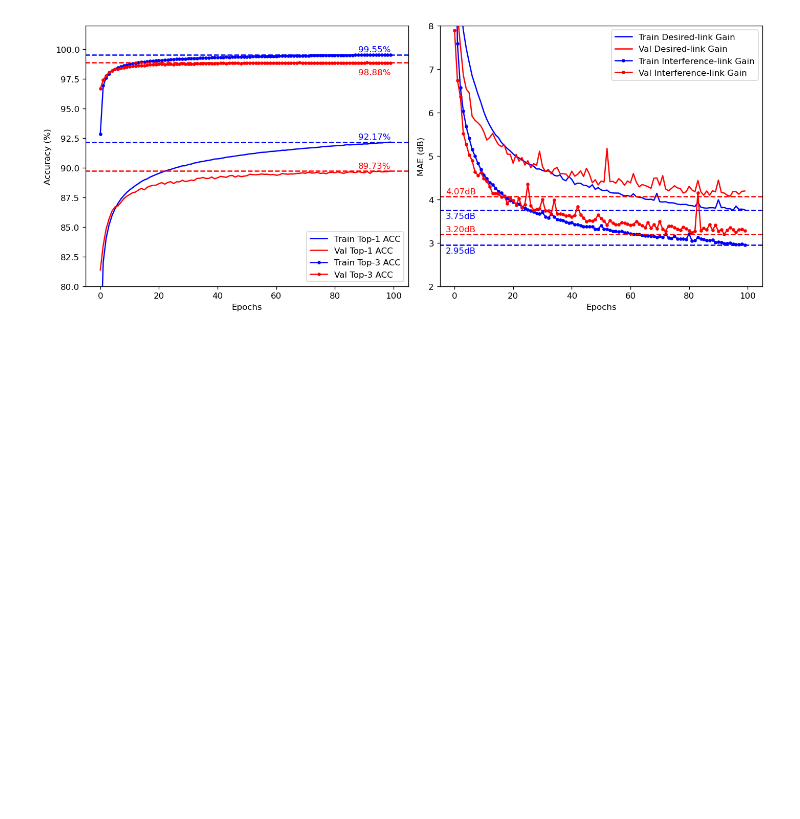
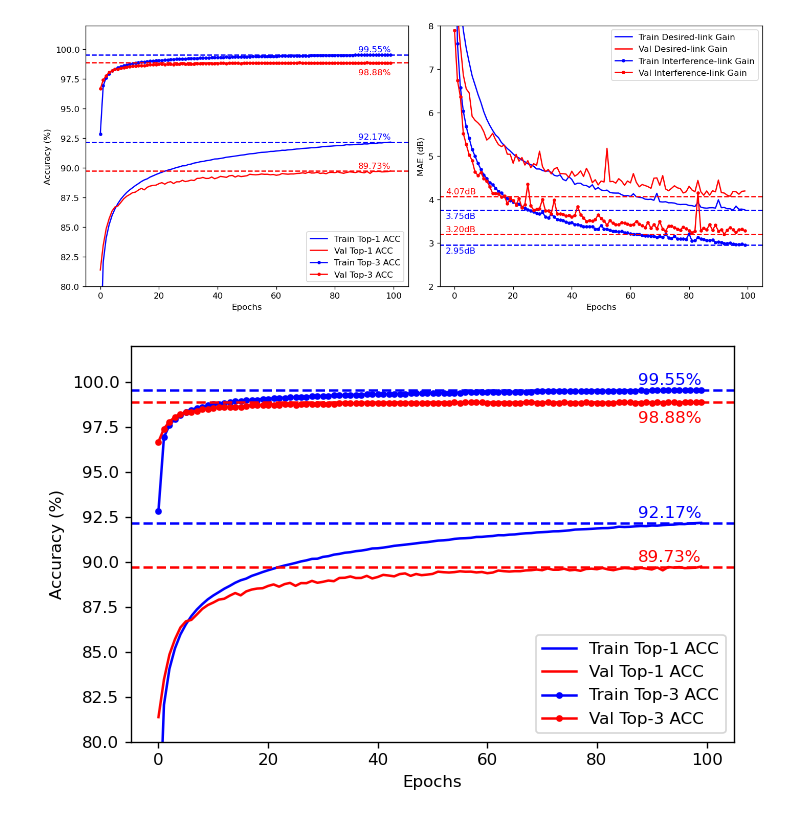
Before and after one commit to MOX233/Meet-Cobra, a Jupyter notebook: plot_results.ipynb, the cells around one changed output. Drawn from its saved outputs; the diff is of its cells as text; code cells hidden in the pictures; blank space fills up the shorter version.

```diff
--- a/plot_results.ipynb
+++ b/plot_results.ipynb
@@ -709,3 +709,45 @@ plt.savefig('NN_training_curves.pdf')
 plt.show()
 # %% [output]
 [figure]
+# %%
+plt.figure(figsize=(6,4), dpi=120)
+plt.plot(beampred_trainACC*100, label='Train Top-1 ACC', color='blue', marker='', linestyle='solid')
+plt.plot(np.arange(-100, len(beampred_trainACC)+100),
+         np.ones(len(beampred_trainACC)+200) * max(beampred_trainACC)*100,
+         color='blue', linestyle='--', marker='')
+plt.text(len(beampred_trainACC)-1, max(beampred_trainACC)*100+0.1,
+         f'{max(beampred_trainACC)*100:.2f}%', va='bottom', ha='right', color='blue')
+
+plt.plot(beampred_valACC*100, label='Val Top-1 ACC', color='red', marker='', linestyle='solid')
+plt.plot(np.arange(-100, len(beampred_valACC)+100),
+         np.ones(len(beampred_valACC)+200) * max(beampred_valACC)*100,
+         color='red', linestyle='--', marker='')
+plt.text(len(beampred_valACC)-1, max(beampred_valACC)*100+0.1,
+         f'{max(beampred_valACC)*100:.2f}%', va='bottom', ha='right', color='red')
+
+plt.plot(beampred_trainTop3ACC*100, label='Train Top-3 ACC', color='blue', marker='.', linestyle='solid')
+plt.plot(np.arange(-100, len(beampred_trainTop3ACC)+100),
+         np.ones(len(beampred_trainTop3ACC)+200) * max(beampred_trainTop3ACC)*100,
+         color='blue', linestyle='--', marker='')
+plt.text(len(beampred_trainTop3ACC)-1, max(beampred_trainTop3ACC)*100+0.1,
+         f'{max(beampred_trainTop3ACC)*100:.2f}%', va='bottom', ha='right', color='blue')
+
+plt.plot(beampred_valTop3ACC*100, label='Val Top-3 ACC', color='red', marker='.', linestyle='solid')
+plt.plot(np.arange(-100, len(beampred_valTop3ACC)+100),
+         np.ones(len(beampred_valTop3ACC)+200) * max(beampred_valTop3ACC)*100,
+         color='red', linestyle='--', marker='')
+plt.text(len(beampred_valTop3ACC)-1, max(beampred_valTop3ACC)*100-0.5,
+         f'{max(beampred_valTop3ACC)*100:.2f}%', va='top', ha='right', color='red')
+
+plt.legend()
+# ax1.set_title('Beam Prediction Model Training Process')
+plt.xlabel('Epochs')
+plt.ylabel('Accuracy (%)')
+plt.xlim([-5, 105])
+plt.ylim([80, 102])
+
+plt.tight_layout()
+plt.savefig('NN_training_curves(a).pdf')
+plt.show()
+# %% [output]
+[figure, added]
```
Also changed, not shown: parts of 1 cell of this notebook, 17 other files.
